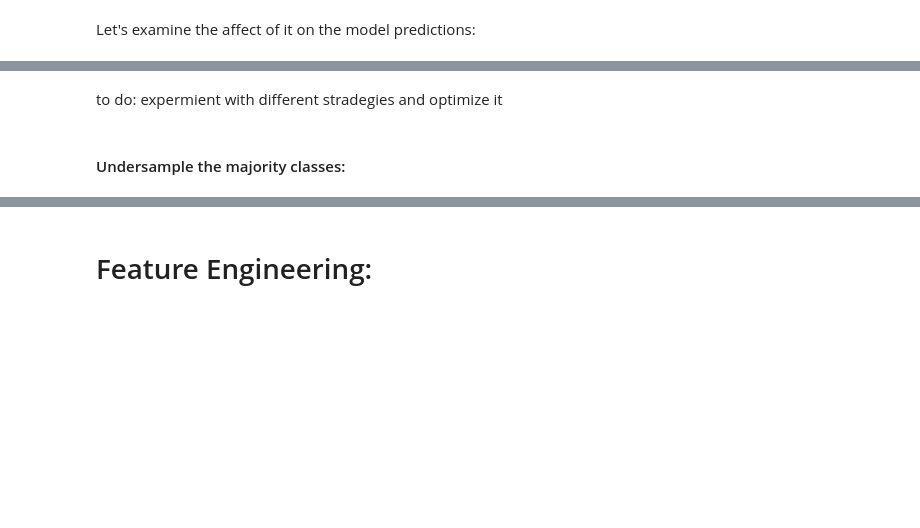
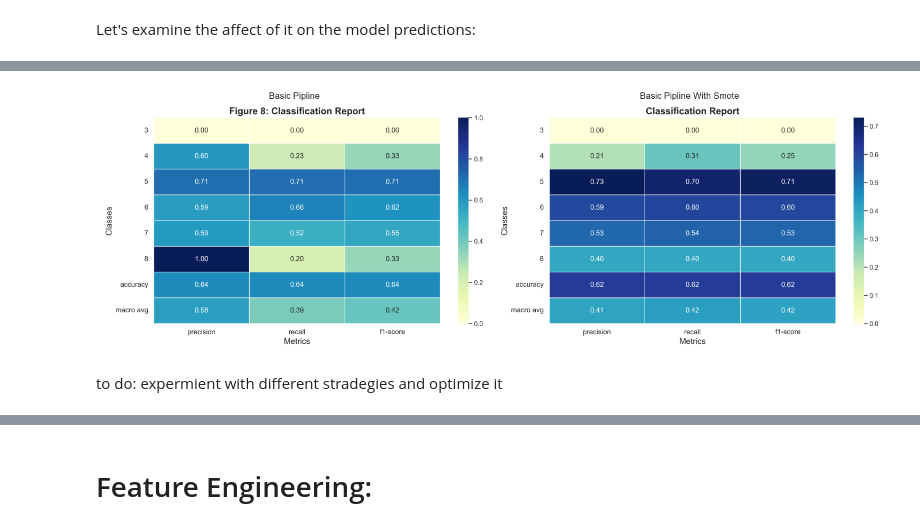
Before and after one commit to airbagdeer/tabular-ds-project, a Jupyter notebook: EX2.ipynb, the cells around one changed output, grey strips where cells are left out. Saved outputs shown, nothing was run; the diff lists cells and outputs as text; code cells hidden in the pictures; blank space fills up the shorter version.

```diff
--- a/EX2.ipynb
+++ b/EX2.ipynb
@@ -243,4 +245,9 @@ calculate_scores(y_true=y_test, y_pred=y_pred_smote)
+# %%
+compare_scores(path_result_1='./images/basic-pipline-results.png',
+               path_result_2='./images/smote-pipline-results.png',
+                headline_1='Basic Pipline',
+                headline_2='Basic Pipline With Smote')
+# %% [output]
+[figure, added]
 # %% [markdown]
 to do: expermient with different stradegies and optimize it
-# %% [markdown]
-#### Undersample the majority classes:
```
Also changed, not shown: parts of 41 cells of this notebook.
